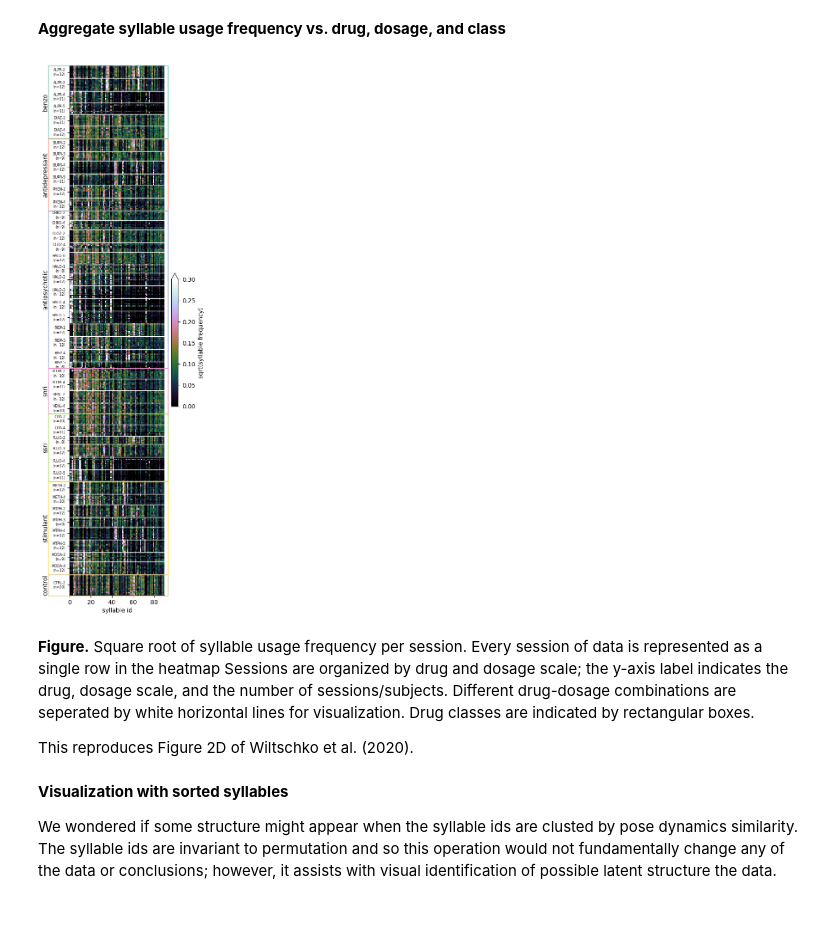
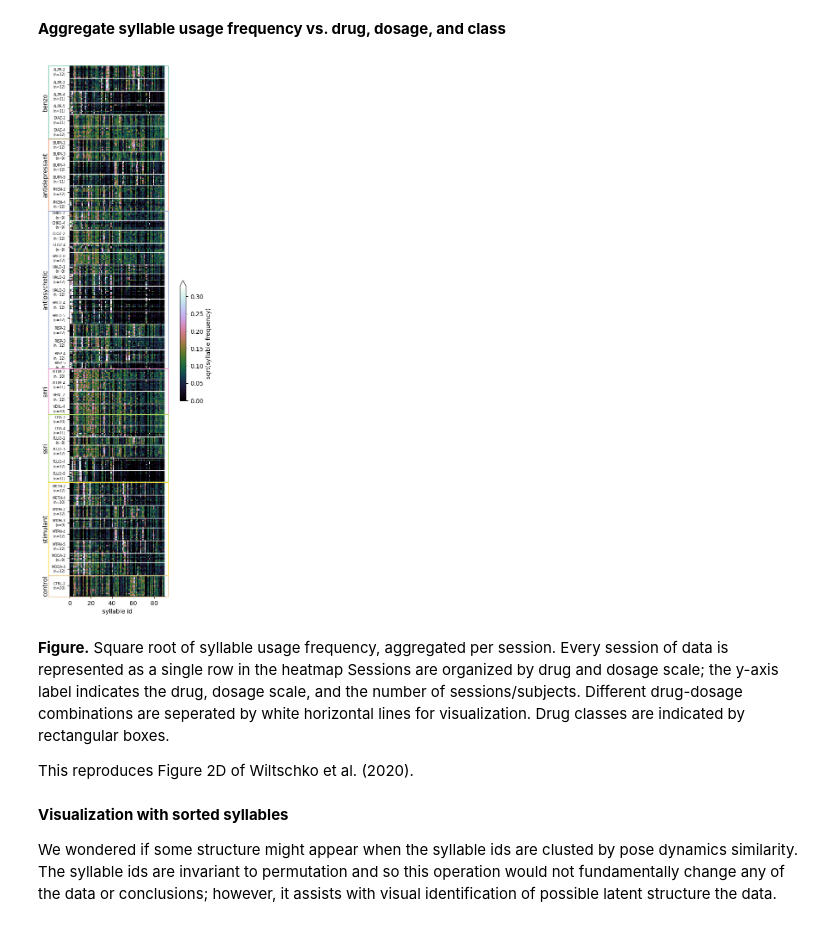
Before and after one commit to lindermanlab/dirichlet-tucker, a Jupyter notebook: analysis/moseq-drugs/notebooks/A01-Preprocess-original-dataset.ipynb, the cells around one changed output. Cells and saved outputs as stored; diff of their text form; code cells hidden in the pictures.

```diff
--- a/analysis/moseq-drugs/notebooks/A01-Preprocess-original-dataset.ipynb
+++ b/analysis/moseq-drugs/notebooks/A01-Preprocess-original-dataset.ipynb
@@ -250,12 +256,12 @@ with open(fingerprints_filepath, 'rb') as f:
     fingerprints, fingerprint_labels = pickle.load(f, encoding='latin1')
 # %%
 # Extract the drug name, class, and dosage associated with each session
-drug_names_long = fingerprint_labels['drug']
-drug_classes = fingerprint_labels['drug_class']
-drug_doses_mg_per_kg = fingerprint_labels['dose']  # units: mg/kg
+session_drug_name_full = fingerprint_labels['drug']
+session_drug_class = fingerprint_labels['drug_class']
+session_drug_doses_mg_per_kg = fingerprint_labels['dose']  # units: mg/kg
 
-print(f'{len(drug_names_long)=}, {len(drug_classes)=}, {len(drug_doses_mg_per_kg)=}')
+print(f'{len(session_drug_name_full)=}, {len(session_drug_class)=}, {len(session_drug_doses_mg_per_kg)=}')
 print()
-print(f"Drug names ({len(set(drug_names_long))}, including control): {set(drug_names_long)}")
-print(f"Drug classes ({len(set(drug_classes))}): {set(drug_classes)}")
+print(f"Drug names ({len(set(session_drug_name_full))}, including control): {set(session_drug_name_full)}")
+print(f"Drug classes ({len(set(session_drug_class))}): {set(session_drug_class)}")
 # %% [output]
@@ -285,7 +291,7 @@ drug_name_abbrv_map = {
     'venlafaxine': 'VENL',
 }
 
-drug_names = [drug_name_abbrv_map[name] for name in drug_names_long]
+session_drug_name = [drug_name_abbrv_map[name] for name in session_drug_name_full]
 # %% [markdown]
 **Convert drug dosages to 0-6 (extremely low to extremely high) scale**
 # %%
@@ -297,16 +303,16 @@ drug_names = [drug_name_abbrv_map[name] for name in drug_names_long]
 highlow_dose_map = fingerprint_labels['highlow_dose_mapping']
 
 print("mg/kg dosage to high-low map:")
-for name in sorted(set(drug_names_long)):
+for name in sorted(set(session_drug_name_full)):
     print(f'\t{name}:\t{highlow_dose_map[name]}')
 
 # Dictionary mapping qualitative scale to integer scale, 0-5
 highlow_scale_map = dict(zip(['Extremely Low','Very Low', 'Low', 'Medium', 'High', 'Very High'], range(6)))
 
-drug_doses_scale = np.array([
+session_drug_dose_0to6 = np.array([
     highlow_scale_map[highlow_dose_map[name][dose]]
-    for name, dose in zip (drug_names_long, drug_doses_mg_per_kg)
-])
+    for name, dose in zip (session_drug_name_full, session_drug_doses_mg_per_kg)
+], dtype=int)
 # %% [output]
 mg/kg dosage to high-low map:
         alprazolam:     {0.25: 'Medium', 0.5: 'High', 2.0: 'Very High', 0.1: 'Low'}
@@ -347,7 +353,9 @@ wiltschko_freqs = fingerprints['moseq']
 assert np.allclose(session_freqs, wiltschko_freqs, atol=1e-4, rtol=0)
 # %%
 # Make name-and-dose labels and ticks
-name_and_dose = [f"{drug}-{dose}" for drug, dose in zip(drug_names, drug_doses_scale)]
+name_and_dose = [
+    f"{drug}-{dose}" for drug, dose in zip(session_drug_name, session_drug_dose_0to6)
+]
 _, idx_name_and_dose, name_and_dose_counts = np.unique(name_and_dose, return_index=True, return_counts=True)
 
 # Ensure that name x dose names and counts are in the original order
@@ -359,23 +367,23 @@ name_and_dose_ticks = np.cumsum(name_and_dose_counts) - name_and_dose_counts / 2
 
 # ---------------------------------------------------------------------------
 # Make drug class labels and ticks
-_, idx_classes, class_counts = np.unique(drug_classes, return_index=True, return_counts=True)
+_, idx_classes, class_counts = np.unique(session_drug_class, return_index=True, return_counts=True)
 
 # Ensure that class labels and counts are in the original order
-unique_classes = [drug_classes[i] for i in sorted(idx_classes)]
+unique_classes = [session_drug_class[i] for i in sorted(idx_classes)]
 class_counts = np.array([class_counts[i] for i in np.argsort(idx_classes)])
 
 class_edges = np.cumsum(class_counts)
 class_ticks = np.cumsum(class_counts) - class_counts/2
 # %%
-plt.figure(figsize=(4,16))
+plt.figure(figsize=(9,16))
 ax = plt.gca()
 
 # Normalization scheme used in Wiltschko et al. notebook and figure
 # This is a bit of weird color normalization...
 im = ax.imshow(
     np.sqrt(session_freqs),
-    cmap='cubehelix', clim=(0,0.3), interpolation='none'
+    cmap='cubehelix', clim=(0,0.33), interpolation='none'
 )
 
 # -------------------------------------------------------------
@@ -386,38 +394,38 @@ ax.set_yticks(
     [f"{name}\n(n={num})" for name, num in zip(unique_name_and_dose, name_and_dose_counts)],
     va='center',
     fontsize='xx-small'
 )
 
 # -------------------------------------------------------------
 # Draw outermost rectangle: drug class
 x0 = -20
 width = (np.abs(x0) + 90) + 3
 for i_class, color in enumerate(mpl.colormaps['Set2'].colors[:len(unique_classes)]):
     y0 = class_edges[i_class-1] if i_class > 0 else 0
     y1 = class_edges[i_class]
 
     rect = Rectangle((x0, y0+0.1), width, y1-y0-0.2, ec=color, fc='none', clip_on=False, zorder=5)
     ax.add_patch(rect)
 
     ax.text(-20, y0 + (y1-y0)/2, unique_classes[i_class],
         va='center', ha='right', rotation=90,
         clip_on=False
     )
 
 # -------------------------------------------------------------
 # Format x-axis
 ax.set_xlabel("syllable id")
 
 ax.set_xlim(0, 90)
 
-plt.colorbar(im, fraction=0.05, extend='max', label='sqrt(syllable frequency)')
+plt.colorbar(im, fraction=0.02, extend='max', label='sqrt(syllable frequency)')
 
 sns.despine()
 # %% [output]
-[figure, old version]
+[figure, new version]
 # %% [markdown]
 **Figure.**
-Square root of syllable usage frequency per session.
+Square root of syllable usage frequency, aggregated per session.
 Every session of data is represented as a single row in the heatmap
 Sessions are organized by drug and dosage scale; the y-axis label indicates the drug, dosage scale, and the number of sessions/subjects.
 Different drug-dosage combinations are seperated by white horizontal lines for visualization.
```
Also changed, not shown: parts of 20 cells of this notebook.
